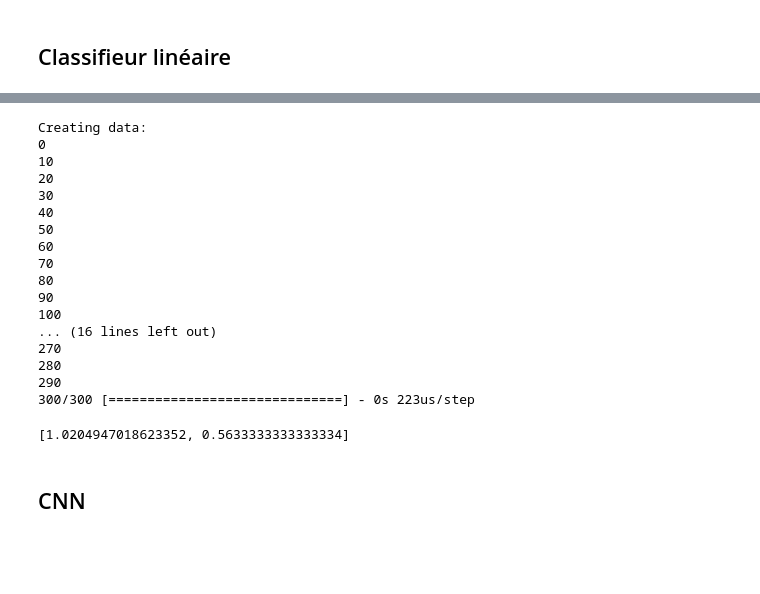
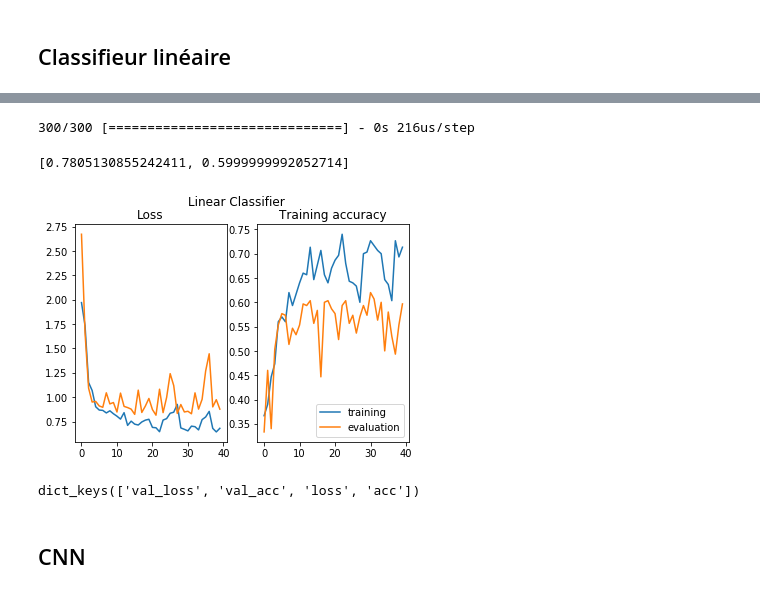
Before and after one commit to ALavault/DL, a Jupyter notebook: MP1/MP1.ipynb, the cells around one changed output, grey strips where cells are left out. Cells and saved outputs as stored; diff of their text form; code cells hidden in the pictures; blank space fills up the shorter version.

Commit message:
part3_

```diff
--- a/MP1/MP1.ipynb
+++ b/MP1/MP1.ipynb
@@ -282,6 +300,9 @@ from keras import utils
 model2 = Sequential()
 
 from keras.layers import Dense, Activation, Flatten
+
+history3 = History()
+
 
 model2.add(Dense(3, input_shape=(X_train.shape[1],), activation='softmax'))
 #model.add(Flatten())
@@ -293,5 +314,5 @@ adam = adam(lr=0.001, beta_1=0.9, beta_2=0.999, epsilon=None, decay=0.0, amsgrad
 model2.compile(loss='categorical_crossentropy', optimizer=adam,  metrics=['accuracy'])
 
 
-model2.fit(X_train, Y_train, epochs=40, batch_size=32)
+model2.fit(X_train, Y_train, epochs=40, batch_size=32, validation_data = (X_test, Y_test), callbacks=[history3])
 # %% [output]
@@ -318,24 +357,33 @@ Epoch 40/40
 # %%
-model2.evaluate(X_test, Y_test)
+evaluation = model2.evaluate(X_test, Y_test)
+evaluation
 # %% [output]
-Creating data:
-0
-10
-20
-30
-40
-50
-60
-70
-80
-90
-100
-... (16 lines left out)
-270
-280
-290
-300/300 [==============================] - 0s 223us/step
+300/300 [==============================] - 0s 216us/step
-[1.0204947018623352, 0.5633333333333334]
+[0.7805130855242411, 0.5999999992052714]
+# %%
+plt.figure(); plt.suptitle('Linear Classifier');
+plt.subplot(1, 2, 1)
+plt.plot(history3.history['loss'])
+plt.plot(history3.history['val_loss'])
+
+plt.title('Loss')
+
+
+plt.subplot(1, 2, 2)
+plt.plot(history3.history['acc'])
+plt.plot(history3.history['val_acc'])
+plt.legend(['training','evaluation'])
+
+
+plt.title('Training accuracy')
+plt.savefig('figures/part3_linear')
+plt.show()
+# %% [output]
+[figure, added]
+# %%
+history3.history.keys()
+# %% [output]
+dict_keys(['val_loss', 'val_acc', 'loss', 'acc'])
 # %% [markdown]
 ## CNN
 # %%
```
Also changed, not shown: parts of 26 cells of this notebook, 1 other file.
